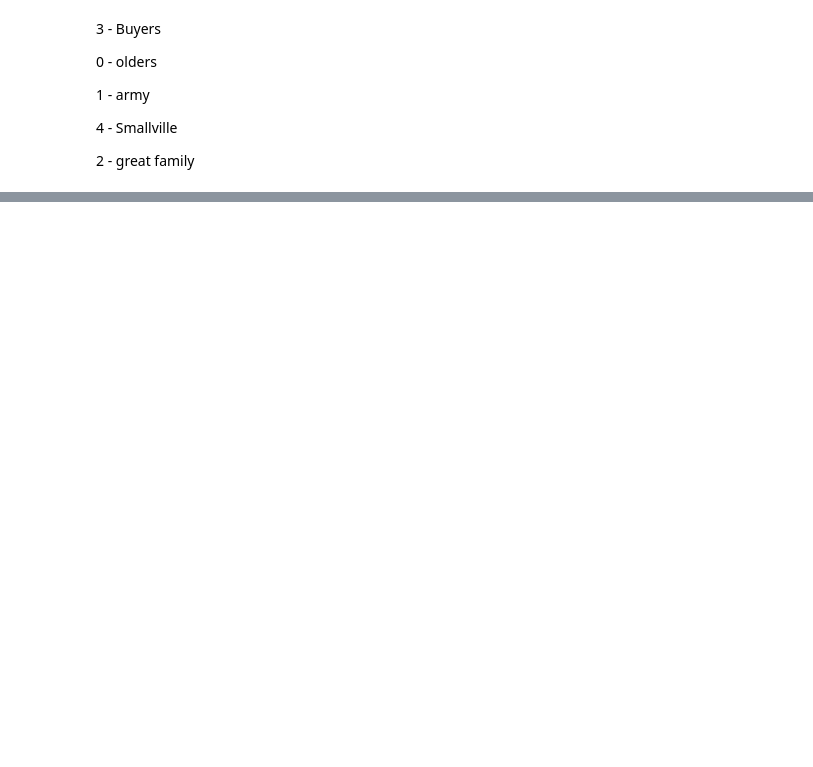
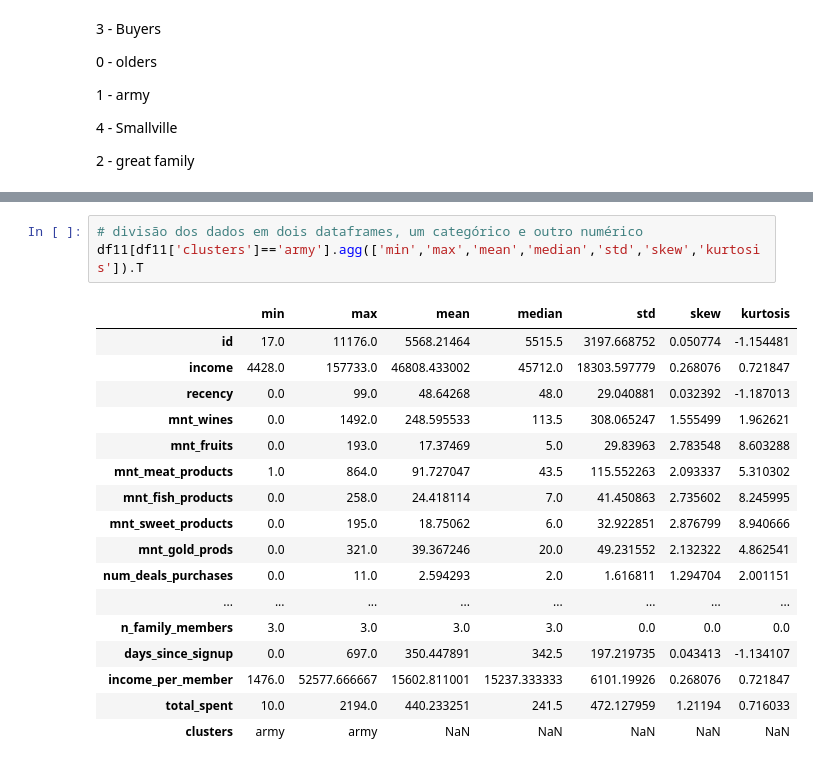
Before and after one commit to lavinomenezes/ifood_data_analyst_challenge, a Jupyter notebook: notebooks/ifood_lm_v10_segmentation_embedding_space.ipynb, the cells around one changed output, grey strips where cells are left out. Drawn from its saved outputs; the diff is of its cells as text; blank space fills up the shorter version.

```diff
--- a/notebooks/ifood_lm_v10_segmentation_embedding_space.ipynb
+++ b/notebooks/ifood_lm_v10_segmentation_embedding_space.ipynb
@@ -624,0 +681,21 @@ df_cluster.sort_values(by='total_spent',ascending=False)
+# %%
+# divisão dos dados em dois dataframes, um categórico e outro numérico
+df11[df11['clusters']=='army'].agg(['min','max','mean','median','std','skew','kurtosis']).T
+# %% [output]
+|  | min | max | mean | median | std | skew | kurtosis |
+| id | 17.0 | 11176.0 | 5568.21464 | 5515.5 | 3197.668752 | 0.050774 | -1.154481 |
+| income | 4428.0 | 157733.0 | 46808.433002 | 45712.0 | 18303.597779 | 0.268076 | 0.721847 |
+| recency | 0.0 | 99.0 | 48.64268 | 48.0 | 29.040881 | 0.032392 | -1.187013 |
+| mnt_wines | 0.0 | 1492.0 | 248.595533 | 113.5 | 308.065247 | 1.555499 | 1.962621 |
+| mnt_fruits | 0.0 | 193.0 | 17.37469 | 5.0 | 29.83963 | 2.783548 | 8.603288 |
+| mnt_meat_products | 1.0 | 864.0 | 91.727047 | 43.5 | 115.552263 | 2.093337 | 5.310302 |
+| mnt_fish_products | 0.0 | 258.0 | 24.418114 | 7.0 | 41.450863 | 2.735602 | 8.245995 |
+| mnt_sweet_products | 0.0 | 195.0 | 18.75062 | 6.0 | 32.922851 | 2.876799 | 8.940666 |
+| mnt_gold_prods | 0.0 | 321.0 | 39.367246 | 20.0 | 49.231552 | 2.132322 | 4.862541 |
+| num_deals_purchases | 0.0 | 11.0 | 2.594293 | 2.0 | 1.616811 | 1.294704 | 2.001151 |
+| ... | ... | ... | ... | ... | ... | ... | ... |
+| n_family_members | 3.0 | 3.0 | 3.0 | 3.0 | 0.0 | 0.0 | 0.0 |
+| days_since_signup | 0.0 | 697.0 | 350.447891 | 342.5 | 197.219735 | 0.043413 | -1.134107 |
+| income_per_member | 1476.0 | 52577.666667 | 15602.811001 | 15237.333333 | 6101.19926 | 0.268076 | 0.721847 |
+| total_spent | 10.0 | 2194.0 | 440.233251 | 241.5 | 472.127959 | 1.21194 | 0.716033 |
+| clusters | army | army | NaN | NaN | NaN | NaN | NaN |
```
Also changed, not shown: parts of 11 cells of this notebook, 2 other files.
